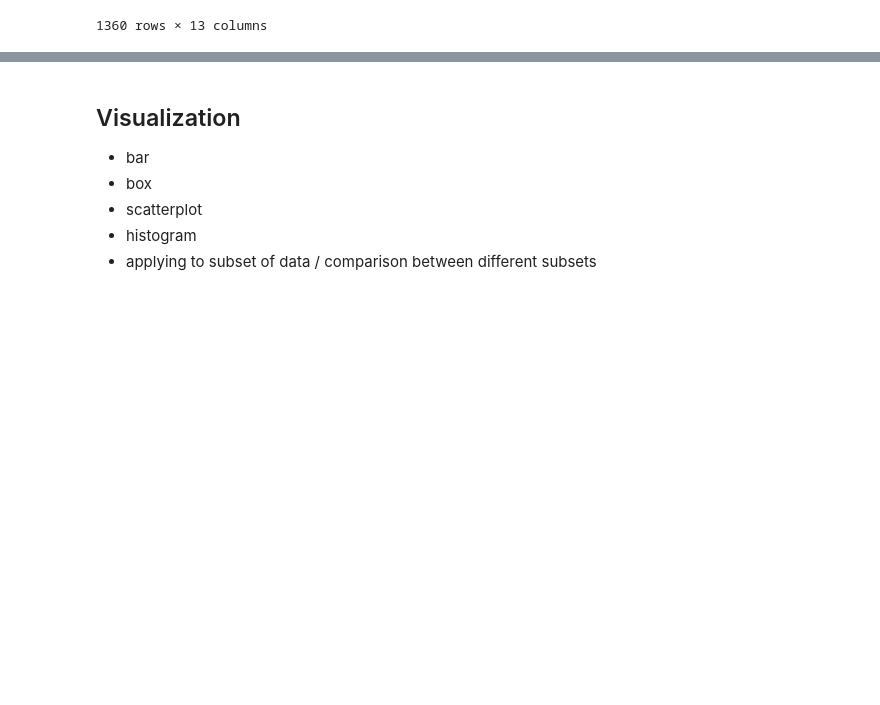
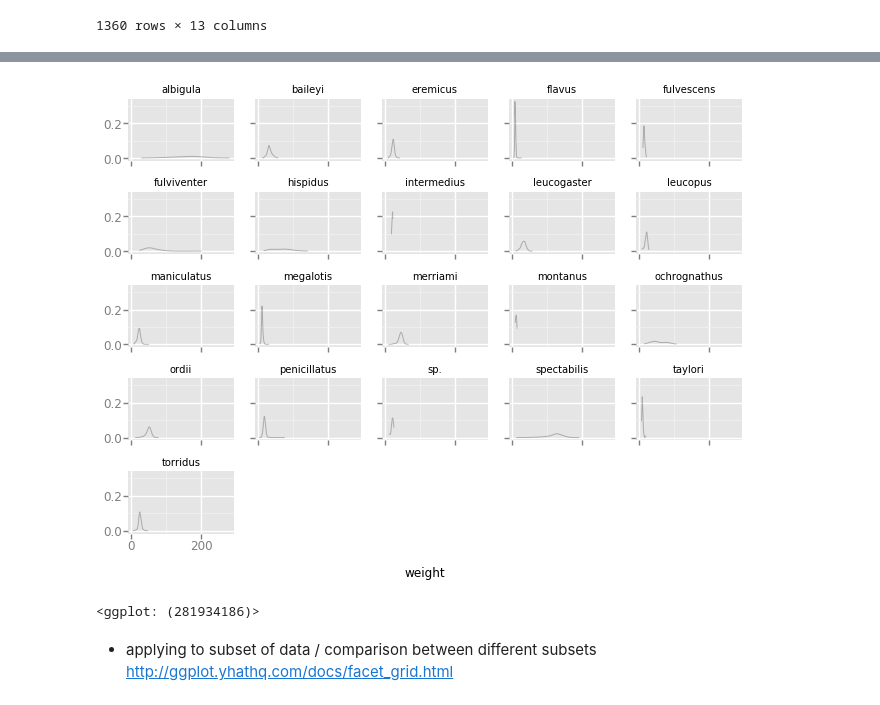
Before and after one commit to NCSU-Libraries/pandas-code4lib-2017, a Jupyter notebook: notebooks/workshop_2.ipynb, the cells around one changed output, grey strips where cells are left out. Saved outputs shown, nothing was run; the diff lists cells and outputs as text; code cells hidden in the pictures; blank space fills up the shorter version.

```diff
--- a/notebooks/workshop_2.ipynb
+++ b/notebooks/workshop_2.ipynb
@@ -303,8 +388,10 @@ dates_survey[(dates_survey['date'] > '1987-01-01') & (dates_survey['date'] < '19
+# %%
+ggplot(dates_survey, aes(x='weight', fill='hindfoot_length')) +\
+    geom_density(alpha=0.25) +\
+    facet_wrap("species")
+# %% [output]
+[figure, added]
+<ggplot: (281934186)>
 # %% [markdown]
-## Visualization
-
-* bar
-* box
-* scatterplot
-* histogram
 * applying to subset of data / comparison between different subsets
+http://ggplot.yhathq.com/docs/facet_grid.html
```
Also changed, not shown: parts of 16 cells of this notebook.
